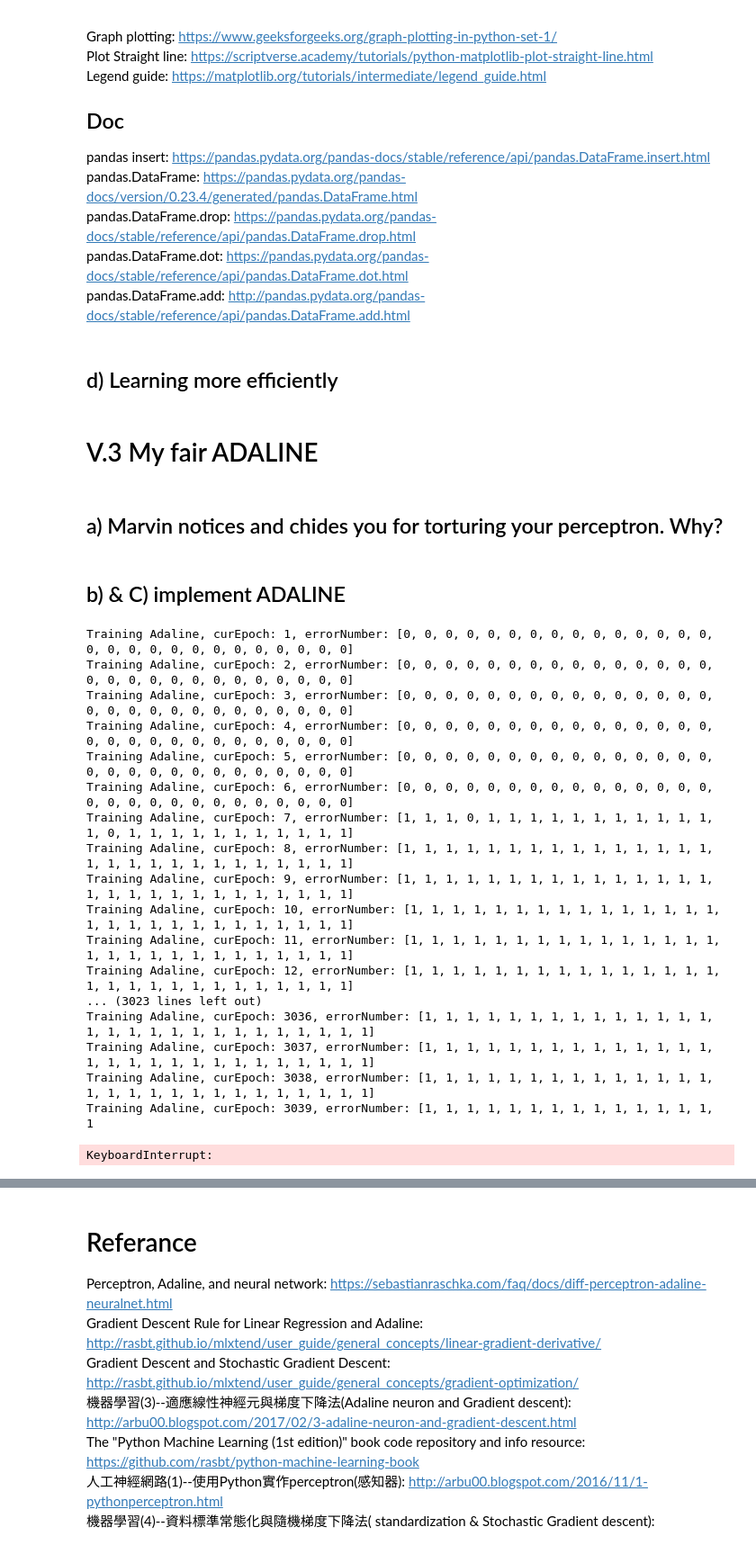
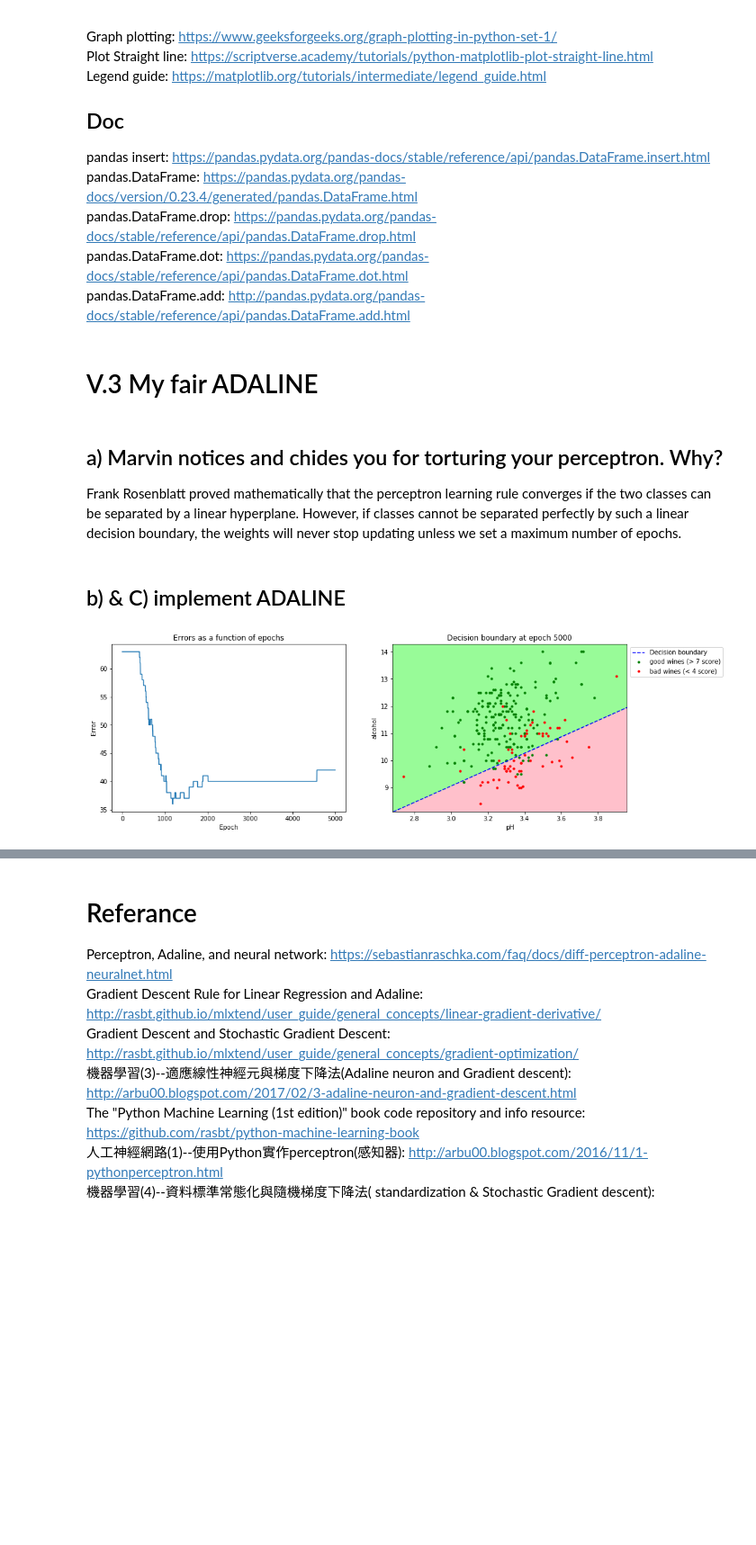
Before and after one commit to juoweichen/SommelierBot, a Jupyter notebook: ft_sommelier-Copy2.ipynb, the cells around one changed output, grey strips where cells are left out. Shown: that part at 90% size. Saved outputs shown, nothing was run; the diff lists cells and outputs as text; code cells hidden in the pictures; blank space fills up the shorter version.

Commit message:
finish adaline

```diff
--- a/ft_sommelier-Copy2.ipynb
+++ b/ft_sommelier-Copy2.ipynb
@@ -313,12 +352,11 @@ pandas.DataFrame: https://pandas.pydata.org/pandas-docs/version/0.23.4/generated
 pandas.DataFrame.drop: https://pandas.pydata.org/pandas-docs/stable/reference/api/pandas.DataFrame.drop.html<br>
 pandas.DataFrame.dot: https://pandas.pydata.org/pandas-docs/stable/reference/api/pandas.DataFrame.dot.html<br>
 pandas.DataFrame.add: http://pandas.pydata.org/pandas-docs/stable/reference/api/pandas.DataFrame.add.html<br>
-# %% [markdown]
-## d) Learning more efficiently
 # %% [markdown]
 # V.3 My fair ADALINE
-# %% [markdown]
-## a) Marvin notices and chides you for torturing your perceptron. Why?
+# %% [markdown]
+## a) Marvin notices and chides you for torturing your perceptron. Why?
+Frank Rosenblatt proved mathematically that the perceptron learning rule converges if the two classes can be separated by a linear hyperplane. However, if classes cannot be separated perfectly by such a linear decision boundary, the weights will never stop updating unless we set a maximum number of epochs.
 # %% [markdown]
 ## b) & C) implement ADALINE
 # %%
@@ -334,32 +372,42 @@ class Adaline(ANN):
     def train(self, data, target, verbose=True, online=False):
         curEpoch = 0
         performance = []
-        self.weight = [random.uniform(-1, 1) for i in range(data.shape[1] + 1)]
+        self.weight = [0.0001 * random.uniform(-1, 1) for i in range(data.shape[1] + 1)]
         # Start training
         for _ in range(self.epoch):
+            net_epoch = []
             error_epoch = []
             errorNumber = 0
-            # update weight by batch or online
+            # update weight by batch
             for xi, yi in zip(data, target):
-                netInput = self.activation(xi)
+                netInput = self.net_input(xi)
                 error = yi - netInput
-                error_epoch.append(error)
+                error_epoch.append(error[0])
+                net_epoch.append(netInput)
                 if (online == True):
                     self.weight[0] += self.lr * error
-                    self.weight[1:] += self.lr * error * xi
+                    self.weight[1:] += self.lr * (xi * error)
             if (online == False):
                 self.weight[0] += self.lr * sum(error_epoch)
-                self.weight[1:] += self.lr * self.getNetValue(data, error_epoch)
-
+                self.weight[1:] += self.lr * self.ft_dataTDotError(self.ft_transpose(data), error_epoch)
+            # calculate cost
+            for i in range(len(error_epoch)):
+                error_epoch[i] = error_epoch[i] ** 2
+            cost = sum(error_epoch) / 2
             # record performance
-            errorNumber =
+            errorNumber = self.errorCount(net_epoch, target);
             curEpoch += 1
-            performance.append((curEpoch, errorNumber, self.weight))
+            performance.append((curEpoch, errorNumber, self.weight, cost))
             if (verbose == True):
                 print(f"Training Adaline, curEpoch: {curEpoch}, errorNumber: {errorNumber}")
-            if (self.epoch == sys.maxsize and errorNumber <= 0):
+            if (self.epoch == sys.maxsize and self.isConverge(curEpoch, performance) == True):
                 break
         return performance
+
+    def isConverge(self, curEpoch, performance):
+        if (curEpoch > 2 and performance[-2][3] - performance[-1][3] < 0.001):
+            return True
+        return False
 
     def net_input(self, x):
         return self.getNetValue(x, self.weight[1:]) + self.weight[0]
@@ -367,34 +415,18 @@ class Adaline(ANN):
     def activation(self, x):
         return self.net_input(x)
 
-    def errorCount(self, predict, target):
+    def errorCount(self, net, target):
         count = 0
-        for i in range(len(predict)):
-            if predict.iloc[i].values != target.iloc[i].values:
+        for i in range(len(net)):
+            if ((target[i] >= 0 and net[i] < 0) or (target[i] < 0 and net[i] >= 0)):
                 count += 1
         return count
 # %%
-data = build_data("winequality-red.csv", 'pH', 'alcohol', 8, 3)
-target = build_target("winequality-red.csv", 8, 3)
+data = build_data("winequality-red.csv", 'pH', 'alcohol', 7, 4)
+target = build_target("winequality-red.csv", 7, 4, value=[1, -1])
 # %%
-ada1 = Adaline(0.0001, 20000)
-performance = ada1.train(data.values, target.values, online=False)
+ada1 = Adaline(0.00005, 5000)
+performance = ada1.train(data.values, target.values, verbose=False, online=False)
+plot_performace(performance, data, target, 7, 4, -1, save_plot=True)
 # %% [output]
-Training Adaline, curEpoch: 1, errorNumber: [0, 0, 0, 0, 0, 0, 0, 0, 0, 0, 0, 0, 0, 0, 0, 0, 0, 0, 0, 0, 0, 0, 0, 0, 0, 0, 0, 0]
-Training Adaline, curEpoch: 2, errorNumber: [0, 0, 0, 0, 0, 0, 0, 0, 0, 0, 0, 0, 0, 0, 0, 0, 0, 0, 0, 0, 0, 0, 0, 0, 0, 0, 0, 0]
-Training Adaline, curEpoch: 3, errorNumber: [0, 0, 0, 0, 0, 0, 0, 0, 0, 0, 0, 0, 0, 0, 0, 0, 0, 0, 0, 0, 0, 0, 0, 0, 0, 0, 0, 0]
-Training Adaline, curEpoch: 4, errorNumber: [0, 0, 0, 0, 0, 0, 0, 0, 0, 0, 0, 0, 0, 0, 0, 0, 0, 0, 0, 0, 0, 0, 0, 0, 0, 0, 0, 0]
-Training Adaline, curEpoch: 5, errorNumber: [0, 0, 0, 0, 0, 0, 0, 0, 0, 0, 0, 0, 0, 0, 0, 0, 0, 0, 0, 0, 0, 0, 0, 0, 0, 0, 0, 0]
-Training Adaline, curEpoch: 6, errorNumber: [0, 0, 0, 0, 0, 0, 0, 0, 0, 0, 0, 0, 0, 0, 0, 0, 0, 0, 0, 0, 0, 0, 0, 0, 0, 0, 0, 0]
-Training Adaline, curEpoch: 7, errorNumber: [1, 1, 1, 0, 1, 1, 1, 1, 1, 1, 1, 1, 1, 1, 1, 1, 0, 1, 1, 1, 1, 1, 1, 1, 1, 1, 1, 1]
-Training Adaline, curEpoch: 8, errorNumber: [1, 1, 1, 1, 1, 1, 1, 1, 1, 1, 1, 1, 1, 1, 1, 1, 1, 1, 1, 1, 1, 1, 1, 1, 1, 1, 1, 1]
-Training Adaline, curEpoch: 9, errorNumber: [1, 1, 1, 1, 1, 1, 1, 1, 1, 1, 1, 1, 1, 1, 1, 1, 1, 1, 1, 1, 1, 1, 1, 1, 1, 1, 1, 1]
-Training Adaline, curEpoch: 10, errorNumber: [1, 1, 1, 1, 1, 1, 1, 1, 1, 1, 1, 1, 1, 1, 1, 1, 1, 1, 1, 1, 1, 1, 1, 1, 1, 1, 1, 1]
-Training Adaline, curEpoch: 11, errorNumber: [1, 1, 1, 1, 1, 1, 1, 1, 1, 1, 1, 1, 1, 1, 1, 1, 1, 1, 1, 1, 1, 1, 1, 1, 1, 1, 1, 1]
-Training Adaline, curEpoch: 12, errorNumber: [1, 1, 1, 1, 1, 1, 1, 1, 1, 1, 1, 1, 1, 1, 1, 1, 1, 1, 1, 1, 1, 1, 1, 1, 1, 1, 1, 1]
-... (3023 lines left out)
-Training Adaline, curEpoch: 3036, errorNumber: [1, 1, 1, 1, 1, 1, 1, 1, 1, 1, 1, 1, 1, 1, 1, 1, 1, 1, 1, 1, 1, 1, 1, 1, 1, 1, 1, 1]
-Training Adaline, curEpoch: 3037, errorNumber: [1, 1, 1, 1, 1, 1, 1, 1, 1, 1, 1, 1, 1, 1, 1, 1, 1, 1, 1, 1, 1, 1, 1, 1, 1, 1, 1, 1]
-Training Adaline, curEpoch: 3038, errorNumber: [1, 1, 1, 1, 1, 1, 1, 1, 1, 1, 1, 1, 1, 1, 1, 1, 1, 1, 1, 1, 1, 1, 1, 1, 1, 1, 1, 1]
-Training Adaline, curEpoch: 3039, errorNumber: [1, 1, 1, 1, 1, 1, 1, 1, 1, 1, 1, 1, 1, 1, 1
-KeyboardInterrupt:
+[figure, added]
```
Also changed, not shown: parts of 15 cells of this notebook, 4 other files.
